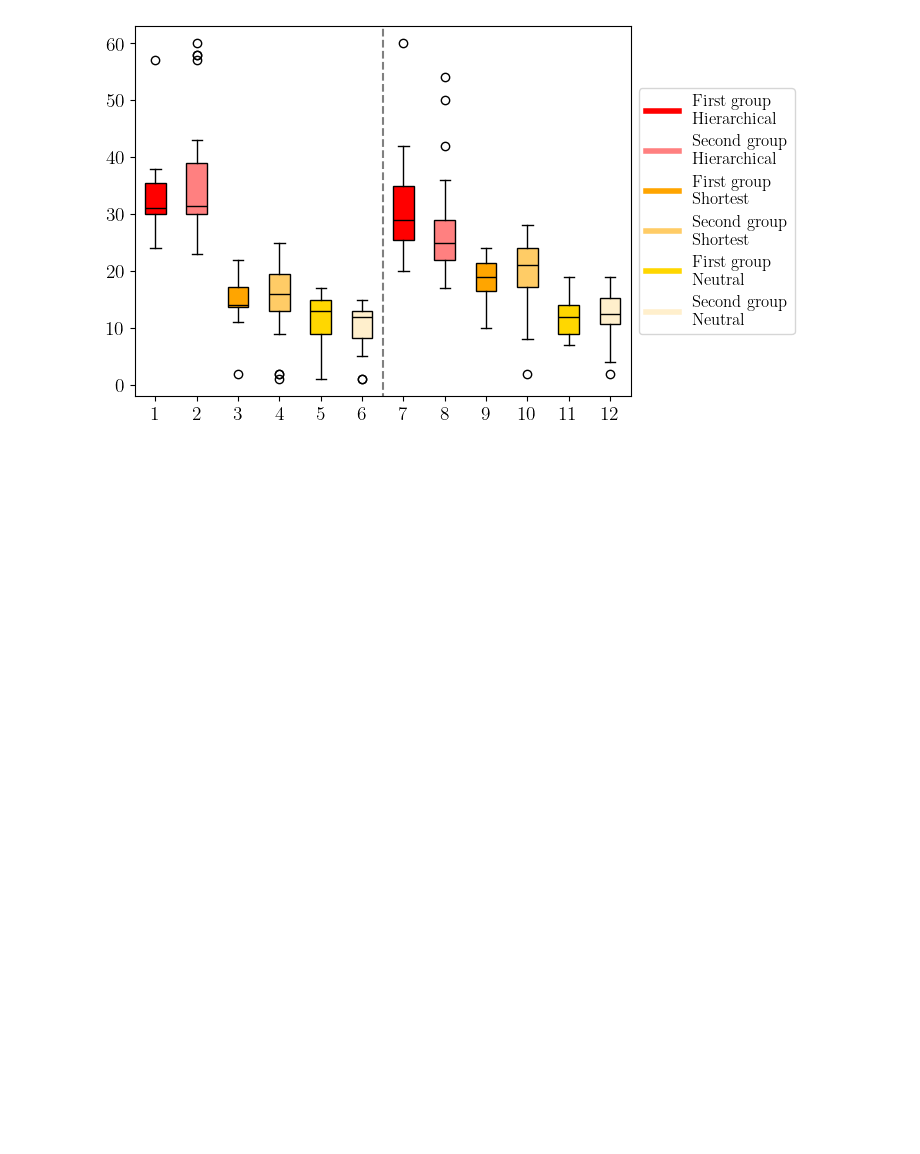
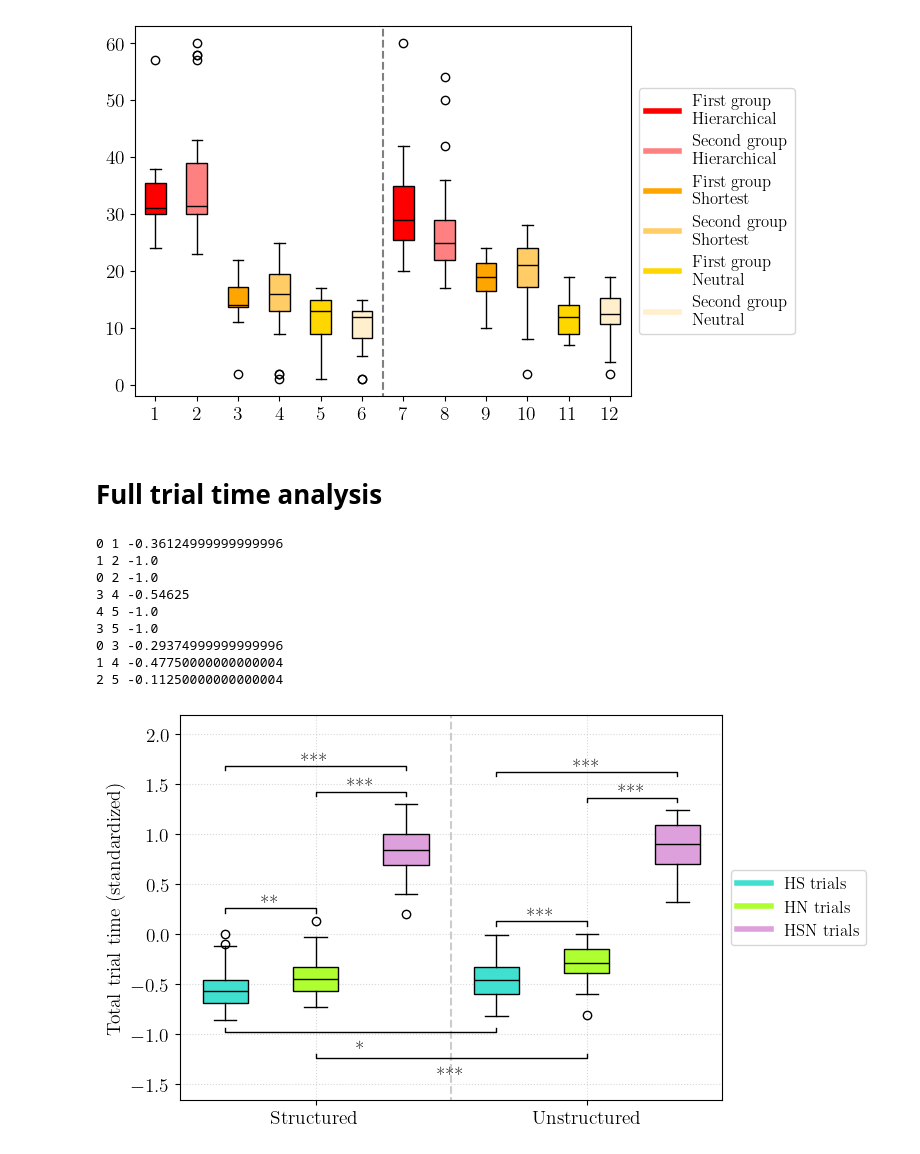
Before and after one commit to DavideNuzzi/Hierarchical-Planning, a Jupyter notebook: supplementay_analysis.ipynb, the cells around one changed output. Saved outputs shown, nothing was run; the diff lists cells and outputs as text; code cells hidden in the pictures; blank space fills up the shorter version.

Commit message:
Improved plots and added total time analysis

```diff
--- a/supplementay_analysis.ipynb
+++ b/supplementay_analysis.ipynb
@@ -335,3 +336,70 @@ plt.legend(handles=legend_elements, loc='center left', bbox_to_anchor=(1, 0.5),
 [np.float64(0.5692745356981694), np.float64(0.6563726992676718), np.float64(0.2972486394118147), np.float64(0.12491401401871503), np.float64(0.2344651720245594), np.float64(0.5818084847035759)]
 <matplotlib.legend.Legend at 0x...>
 [figure]
+# %% [markdown]
+# Full trial time analysis
+# %%
+df_times_standardized = df.copy()
+
+# Correct for the fact that in HSN trials there are more goals
+# df_times_standardized.loc[df_times_standardized['type'] == 'SH', 'trial_time'] /= 2
+# df_times_standardized.loc[df_times_standardized['type'] == 'CH', 'trial_time'] /= 2
+# df_times_standardized.loc[df_times_standardized['type'] == 'CSH', 'trial_time'] /= 3
+
+# Standardize per subject, to remove individual variability like in the main analysis
+df_times_standardized = standardize_df_data(df_times_standardized, ['subject'],'trial_time')
+
+times_data = []
+for structured in [True, False]:
+    for trial_type in ['SH','CH','CSH']:
+        times_cond = df_times_standardized[(df_times_standardized['type'] == trial_type) & (df_times_standardized['structured'] == structured)].groupby('subject')['trial_time'].mean().to_numpy()
+        times_data.append(times_cond)
+
+combinations = [(0,1),(1,2),(0,2),(3,4),(4,5),(3,5),(0,3),(1,4),(2,5)]
+p_values = []
+effect_sizes = []
+
+for (i, j) in combinations:
+    p, r = mann_whitney_effect_size(times_data[i], times_data[j])
+    p_values.append(p)
+    effect_sizes.append(r)
+    print(i, j, r)
+
+p_values = false_discovery(p_values)
+
+significant_combinations = [(*combinations[i], p_values[i]) for i in range(len(combinations)) if p_values[i] <= 0.05]
+line_positions = {(0,1):'up',(1,2):'up',(0,2):'up',
+                  (3,4):'up',(4,5):'up',(3,5):'up',
+                  (0,3):'down',(1,4):'down',(2,5):'down'}
+
+
+box_colors = ['turquoise','greenyellow','plum']*2
+
+plt.figure(figsize=(7,5))
+plt.axvline(3.5, -10, 10, linestyle='--', color=(0.8, 0.8, 0.8))
+boxplot(times_data, significant_combinations=significant_combinations, box_colors=box_colors, significance_lines_position=line_positions, sep_multiplier=1.2)
+
+legend_elements = [
+    Line2D([0], [0], color=box_colors[0], lw=4, label='HS trials'),
+    Line2D([0], [0], color=box_colors[1], lw=4, label='HN trials'),
+    Line2D([0], [0], color=box_colors[2], lw=4, label='HSN trials'),
+]
+
+plt.legend(handles=legend_elements, loc='center left', bbox_to_anchor=(1, 0.5), fontsize=12)
+plt.grid(True, linestyle=':', alpha=0.5)
+plt.xticks( [2, 5],['Structured','Unstructured'])
+plt.ylabel('Total trial time (standardized)')
+plt.ylim(plt.ylim()[0]*1.2, plt.ylim()[1]*1.2)
+
+plt.savefig('TrialTimes.pdf', bbox_inches='tight')
+# %% [output]
+0 1 -0.36124999999999996
+1 2 -1.0
+0 2 -1.0
+3 4 -0.54625
+4 5 -1.0
+3 5 -1.0
+0 3 -0.29374999999999996
+1 4 -0.47750000000000004
+2 5 -0.11250000000000004
+[figure, added]
```
Also changed, not shown: parts of 4 cells of this notebook, 3 other files.
